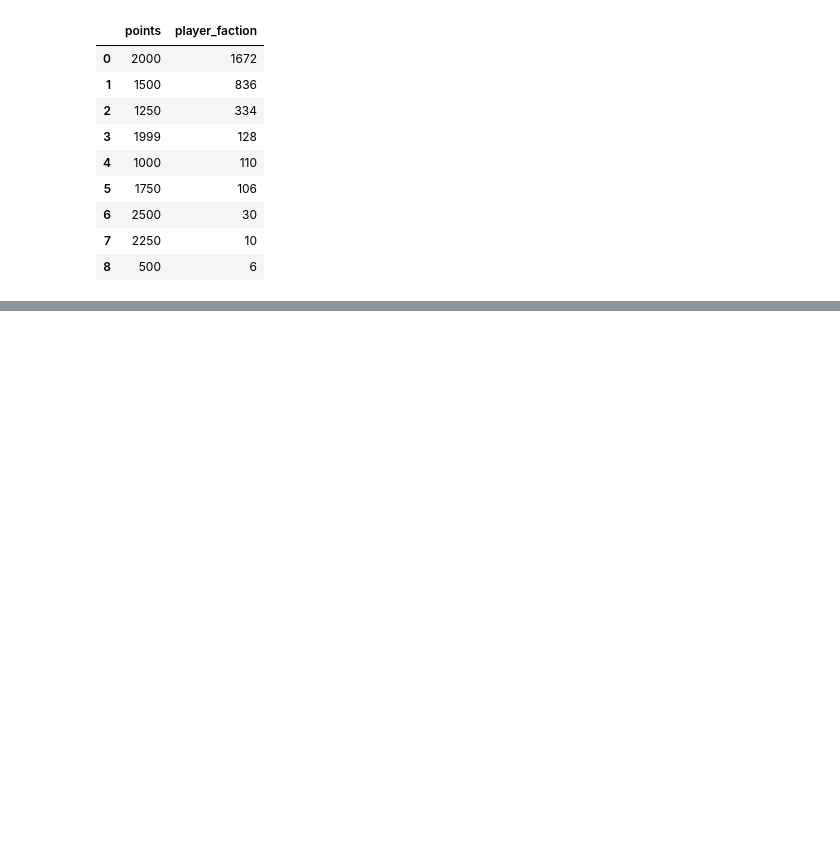
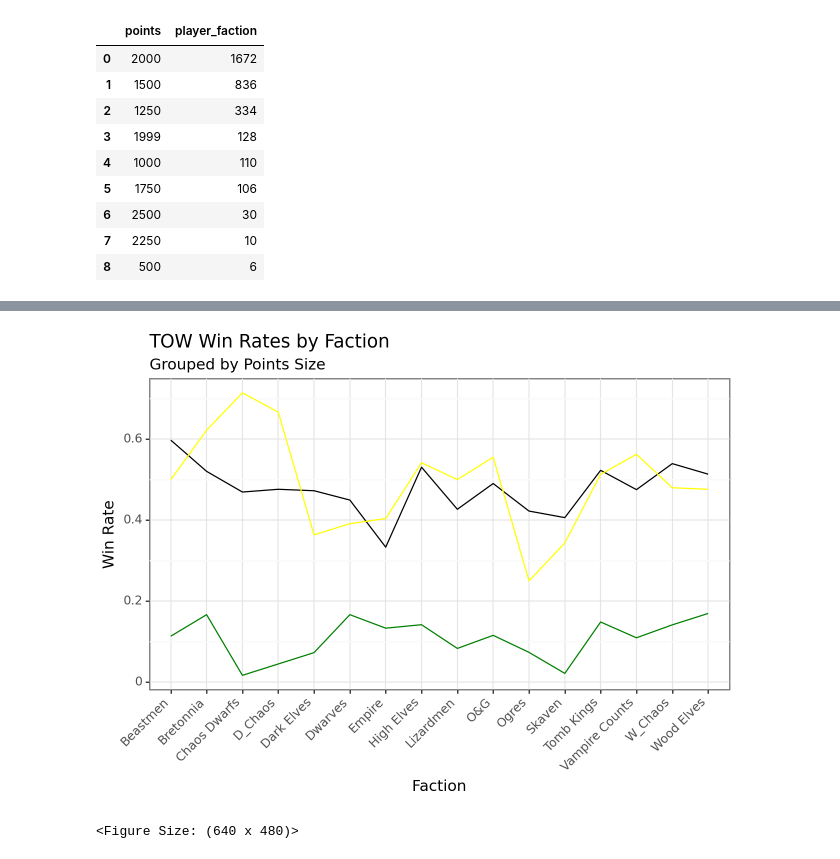
Before and after one commit to jacoblundeen/tow_analysis, a Jupyter notebook: tow_analysis.ipynb, the cells around one changed output, grey strips where cells are left out. Drawn from its saved outputs; the diff is of its cells as text; code cells hidden in the pictures; blank space fills up the shorter version.

Commit message:
Working on plot for win rates grouped by points size

```diff
--- a/tow_analysis.ipynb
+++ b/tow_analysis.ipynb
@@ -126,0 +124,7 @@ tk_db
+# %%
+tow_wr_2000 = player_db.query("points == 2000").groupby(['player_faction'])['opponent_faction'].count().reset_index()
+tow_wins_2000 = player_db.query("points == 2000").groupby(['player_faction'])['result'].sum().reset_index()
+tow_wr_2000['wins'] = tow_wins_2000['result']
+tow_wr_2000.rename(columns={'opponent_faction':'games_played'}, inplace=True)
+tow_wr_2000['win_rate'] = tow_wr_2000['wins'] / tow_wr_2000['games_played']
+tow_wr_2000
@@ -126,0 +151,7 @@ tk_db
+# %%
+tow_wr_1500 = player_db.query("points == 1500").groupby(['player_faction'])['opponent_faction'].count().reset_index()
+tow_wins_1500 = player_db.query("points == 1500").groupby(['player_faction'])['result'].sum().reset_index()
+tow_wr_1500['wins'] = tow_wins_1500['result']
+tow_wr_1500.rename(columns={'opponent_faction':'games_played'}, inplace=True)
+tow_wr_1500['win_rate'] = tow_wr_1500['wins'] / tow_faction_wr['games_played']
+tow_wr_1500
@@ -126,0 +178,7 @@ tk_db
+# %%
+tow_wr_1250 = player_db.query("points == 1250").groupby(['player_faction'])['opponent_faction'].count().reset_index()
+tow_wins_1250 = player_db.query("points == 1250").groupby(['player_faction'])['result'].sum().reset_index()
+tow_wr_1250['wins'] = tow_wins_1250['result']
+tow_wr_1250.rename(columns={'opponent_faction':'games_played'}, inplace=True)
+tow_wr_1250['win_rate'] = tow_wr_1250['wins'] / tow_wr_1250['games_played']
+tow_wr_1250
@@ -127,2 +203,3 @@ tk_db
 # %%
-tk_db['games_played'].sum()
+tow_points_wr = pd.concat([tow_wr_1250['player_faction'], tow_wr_2000['win_rate'], tow_wr_1500['win_rate'], tow_wr_1250['win_rate']], ignore_index=True, axis=1).rename(columns={0:'player_faction', 1:'2000_wr', 2:'1500_wr', 3:'1250_wr'})
+tow_points_wr
@@ -132,0 +224,5 @@ tk_db['win_rate_by_faction'].mean()
+# %%
+ggplot(tow_points_wr, mapping=aes(x='player_faction')) + geom_line(mapping=aes(y='2000_wr', group=1),  show_legend=True) + geom_line(mapping=aes(y='1500_wr', group=2), color='green', show_legend=True) + geom_line(mapping=aes(y='1250_wr', group=3), color='yellow', show_legend=True) + theme_bw() + theme(axis_text_x = element_text(angle=45, hjust=1)) + labs(title='TOW Win Rates by Faction', subtitle='Grouped by Points Size', x='Faction', y='Win Rate')
+# %% [output]
+[figure, added]
+<Figure Size: (640 x 480)>
```
Also changed, not shown: parts of 18 cells of this notebook.
